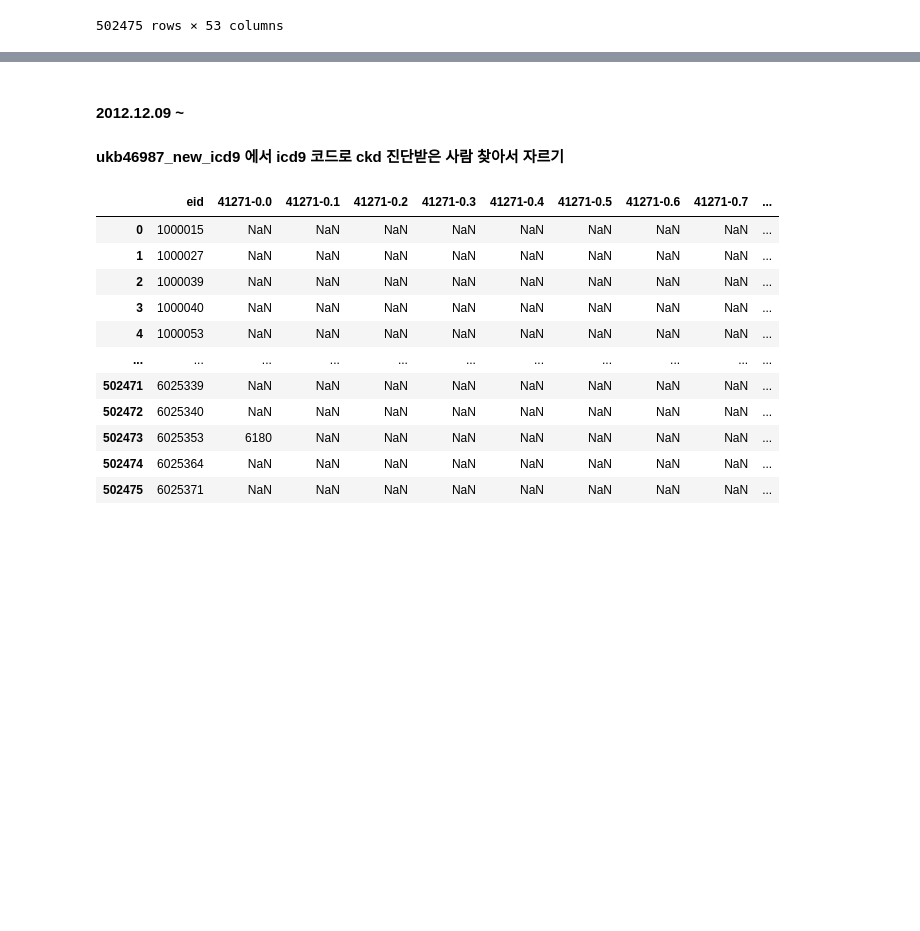
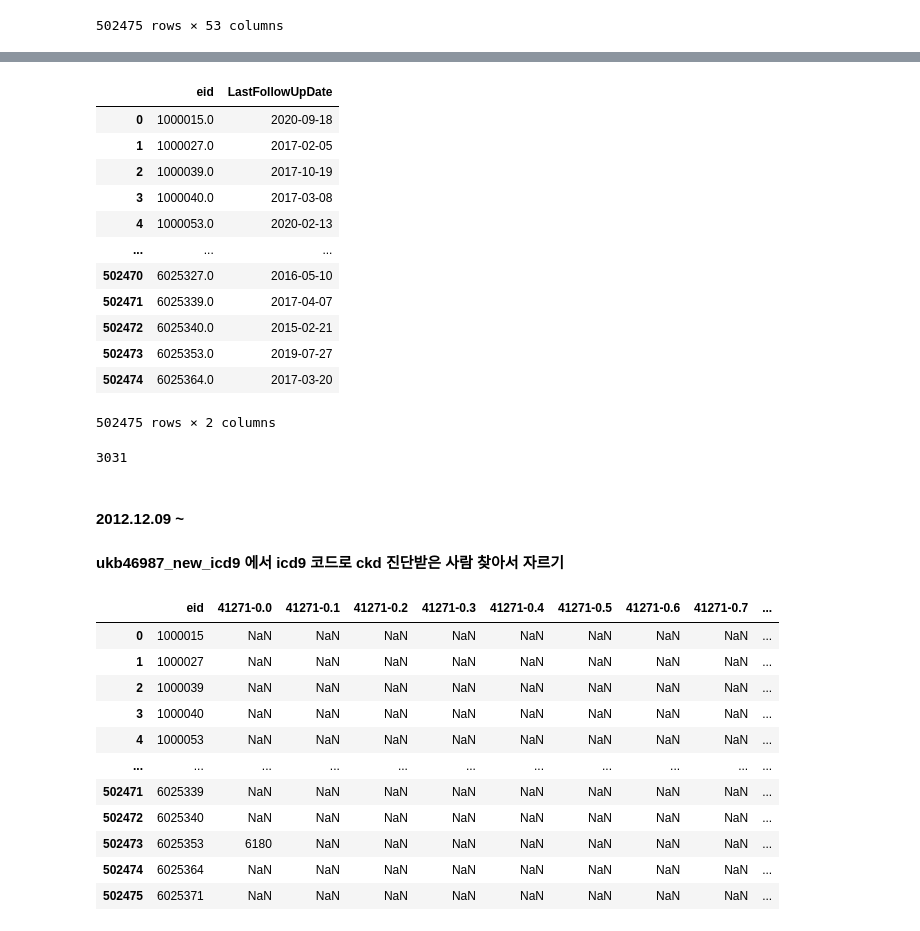
Before and after one commit to ZIO-KIM/SNUlab, a Jupyter notebook: UKBiobank_preprocess.ipynb, the cells around one changed output, grey strips where cells are left out. Cells and saved outputs as stored; diff of their text form; code cells hidden in the pictures; blank space fills up the shorter version.

```diff
--- a/UKBiobank_preprocess.ipynb
+++ b/UKBiobank_preprocess.ipynb
@@ -526,0 +575,23 @@ df.info()
+# %%
+df_final.rename(columns = {0 : 'LastFollowUpDate'}, inplace = True)
+df_final
+# %% [output]
+|  | eid | LastFollowUpDate |
+| 0 | 1000015.0 | 2020-09-18 |
+| 1 | 1000027.0 | 2017-02-05 |
+| 2 | 1000039.0 | 2017-10-19 |
+| 3 | 1000040.0 | 2017-03-08 |
+| 4 | 1000053.0 | 2020-02-13 |
+| ... | ... | ... |
+| 502470 | 6025327.0 | 2016-05-10 |
+| 502471 | 6025339.0 | 2017-04-07 |
+| 502472 | 6025340.0 | 2015-02-21 |
+| 502473 | 6025353.0 | 2019-07-27 |
+| 502474 | 6025364.0 | 2017-03-20 |
+502475 rows × 2 columns
+# %%
+len(df_final.LastFollowUpDate.unique())
+
+# 50만명인데 3031..? 이게 맞나?
+# %% [output]
+3031
```
Also changed, not shown: parts of 11 cells of this notebook.
